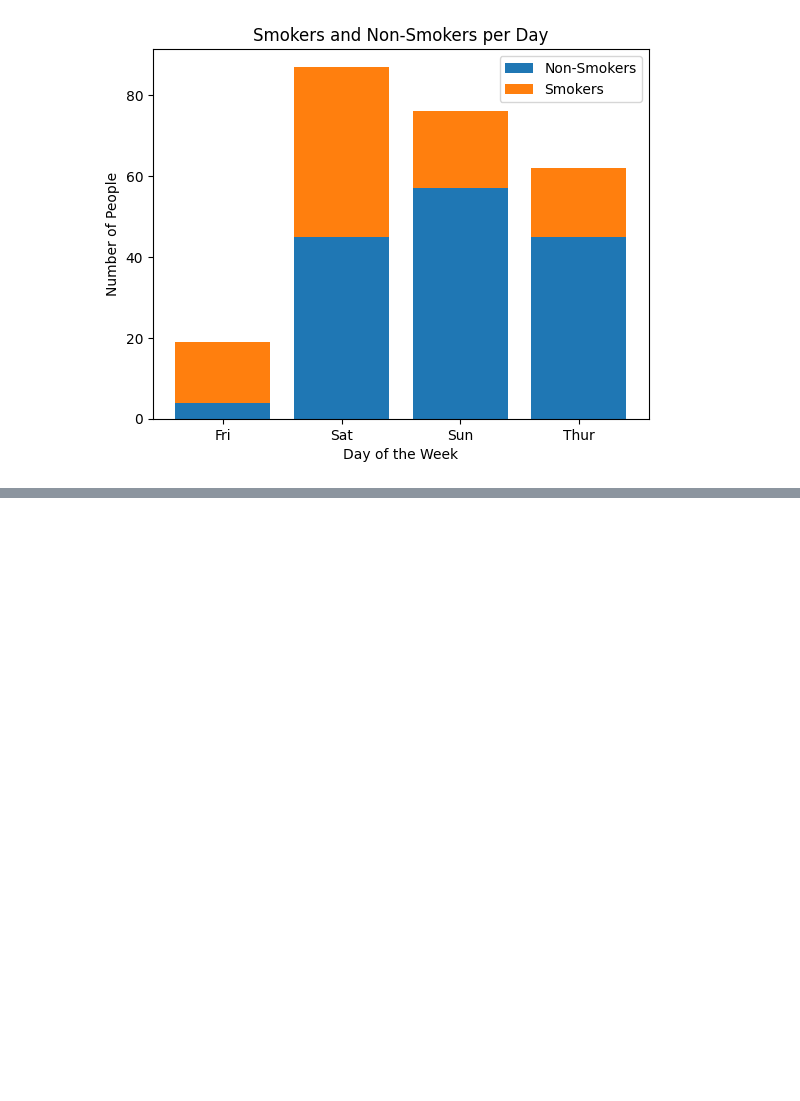
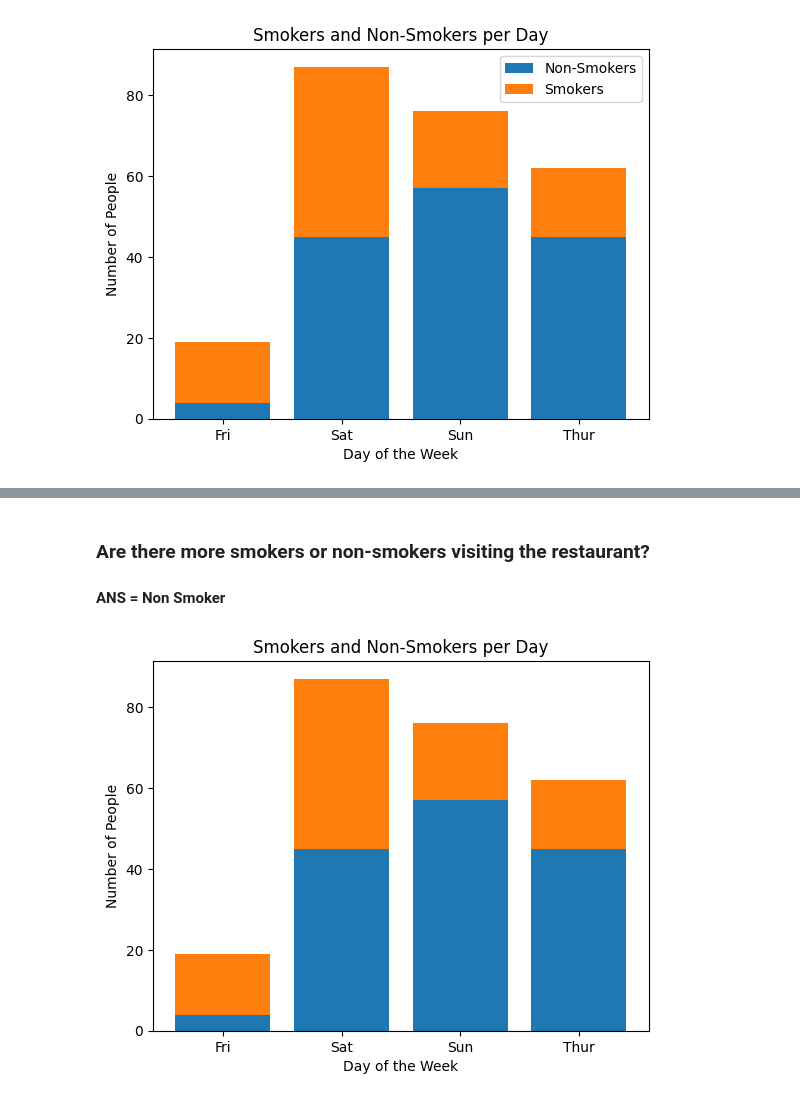
Before and after one commit to dedsec995/DS_TRAINING_2025, a Jupyter notebook: dayz/day4/Day4(Assignment).ipynb, the cells around one changed output, grey strips where cells are left out. Drawn from its saved outputs; the diff is of its cells as text; code cells hidden in the pictures; blank space fills up the shorter version.

```diff
--- a/dayz/day4/Day4(Assignment).ipynb
+++ b/dayz/day4/Day4(Assignment).ipynb
@@ -185,0 +206,15 @@ plt.show()
+# %% [markdown]
+### Are there more smokers or non-smokers visiting the restaurant?
+#### ANS = Non Smoker
+# %%
+counts = df.groupby(['day', 'smoker']).size().unstack(fill_value=0)
+days = counts.index
+plt.bar(days, counts['No'], label='Non-Smokers')
+plt.bar(days, counts['Yes'], bottom=counts['No'], label='Smokers')
+
+plt.title('Smokers and Non-Smokers per Day')
+plt.xlabel('Day of the Week')
+plt.ylabel('Number of People')
+plt.show()
+# %% [output]
+[figure, added]
```
Also changed, not shown: parts of 11 cells of this notebook.
